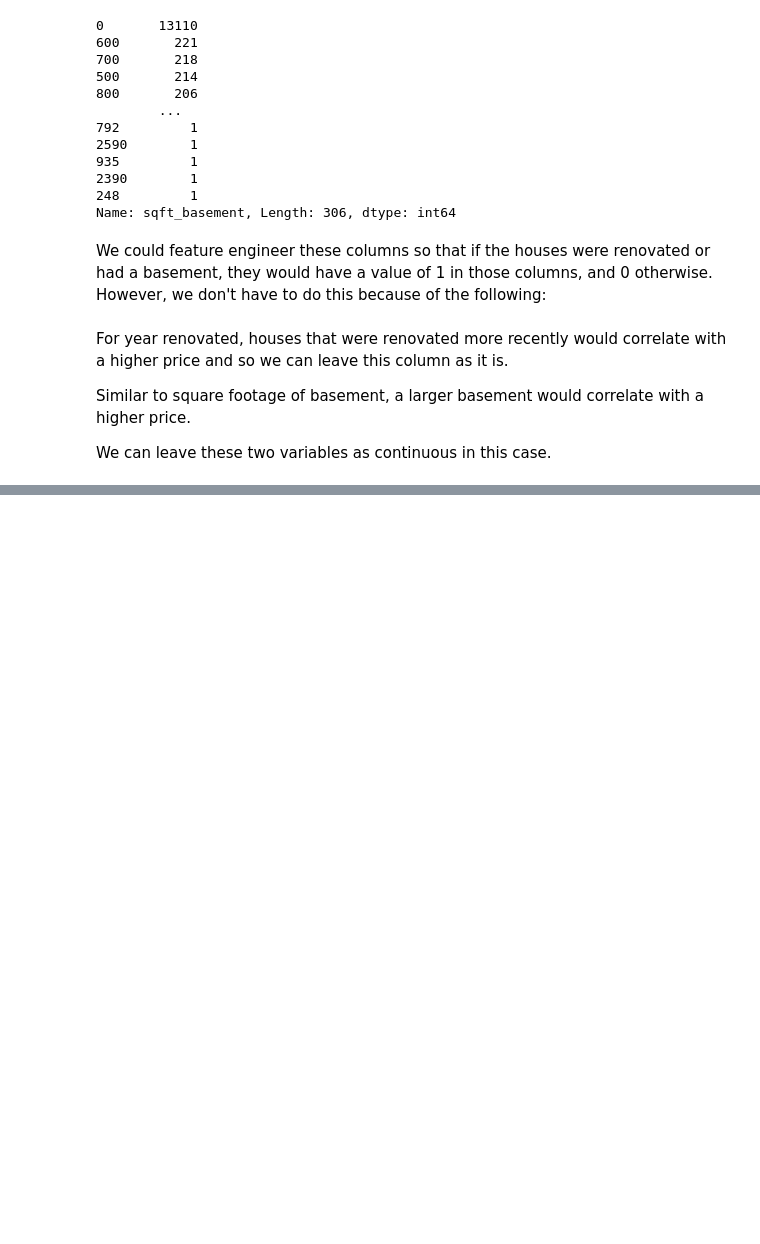
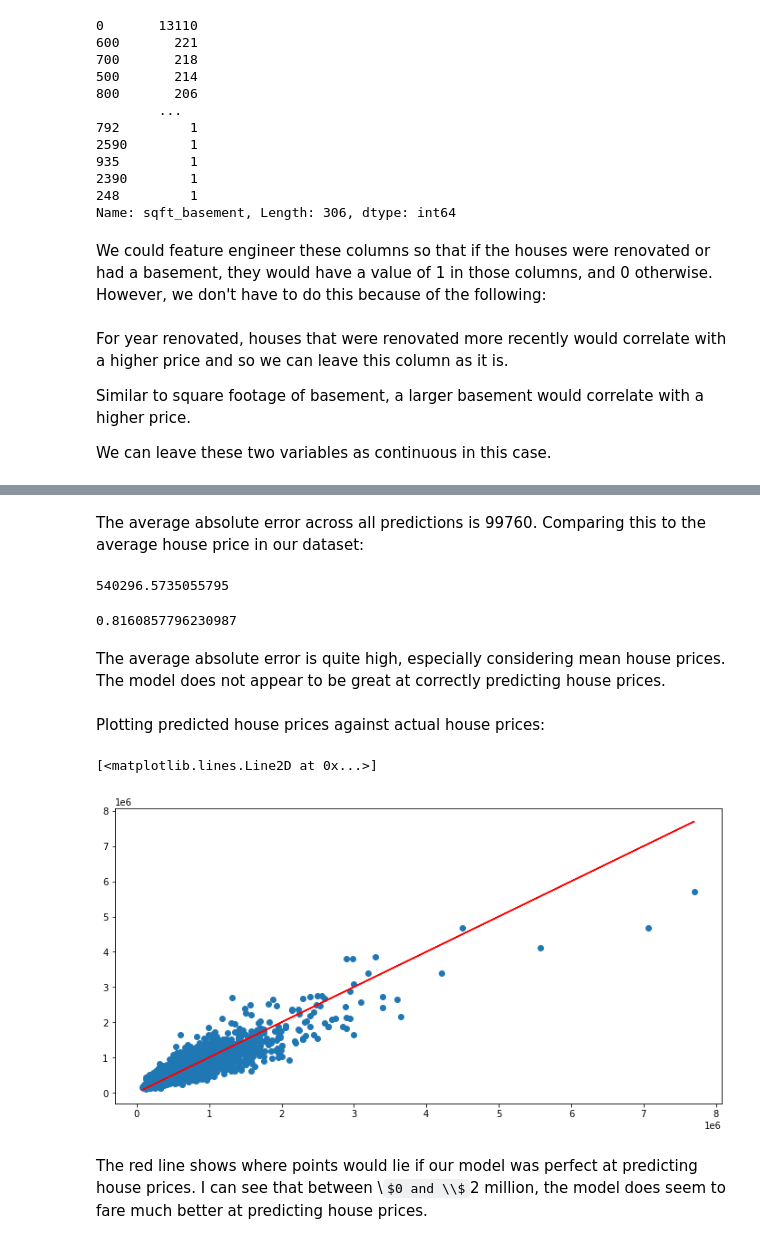
Before and after one commit to pritzp33/housing_TensorFlow_regression, a Jupyter notebook: KC Housing - TensorFlow Regression.ipynb, the cells around one changed output, grey strips where cells are left out. Saved outputs shown, nothing was run; the diff lists cells and outputs as text; code cells hidden in the pictures; some formulas as TeX source; blank space fills up the shorter version.

```diff
--- a/KC Housing - TensorFlow Regression.ipynb
+++ b/KC Housing - TensorFlow Regression.ipynb
@@ -253,0 +345,2 @@ We can leave these two variables as continuous in this case.
+# %%
+predictions = model.predict(X_test)
@@ -253,0 +357,23 @@ We can leave these two variables as continuous in this case.
+# %% [markdown]
+The average absolute error across all predictions is 99760. Comparing this to the average house price in our dataset:
+# %%
+df['price'].mean()
+# %% [output]
+540296.5735055795
+# %%
+explained_variance_score(y_test,predictions)
+# %% [output]
+0.8160857796230987
+# %% [markdown]
+The average absolute error is quite high, especially considering mean house prices. The model does not appear to be great at correctly predicting house prices.
+# %% [markdown]
+Plotting predicted house prices against actual house prices:
+# %%
+plt.figure(figsize=(12,6))
+plt.scatter(y_test,predictions)
+plt.plot(y_test,y_test,'r')
+# %% [output]
+[<matplotlib.lines.Line2D at 0x...>]
+[figure, added]
+# %% [markdown]
+The red line shows where points would lie if our model was perfect at predicting house prices. I can see that between \\$0 and \\$2 million, the model does seem to fare much better at predicting house prices.
```
Also changed, not shown: parts of 31 cells of this notebook.
